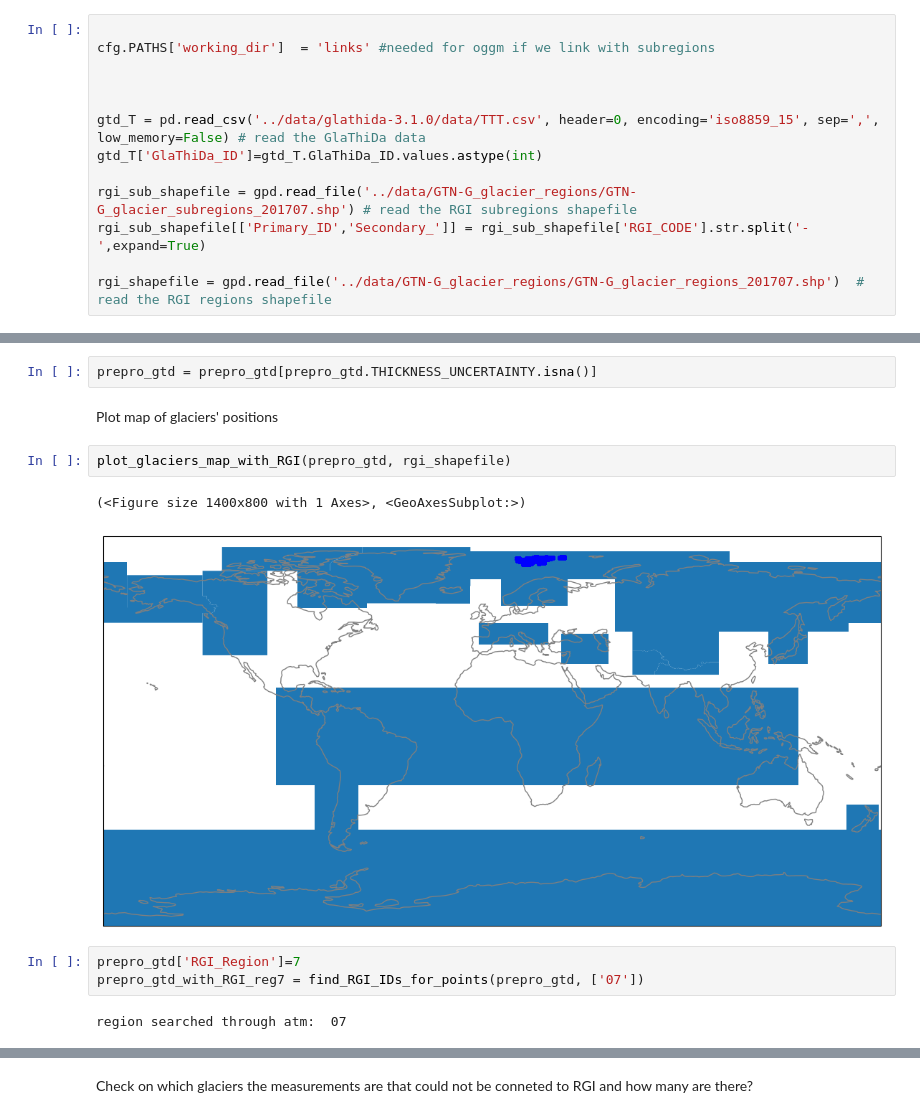
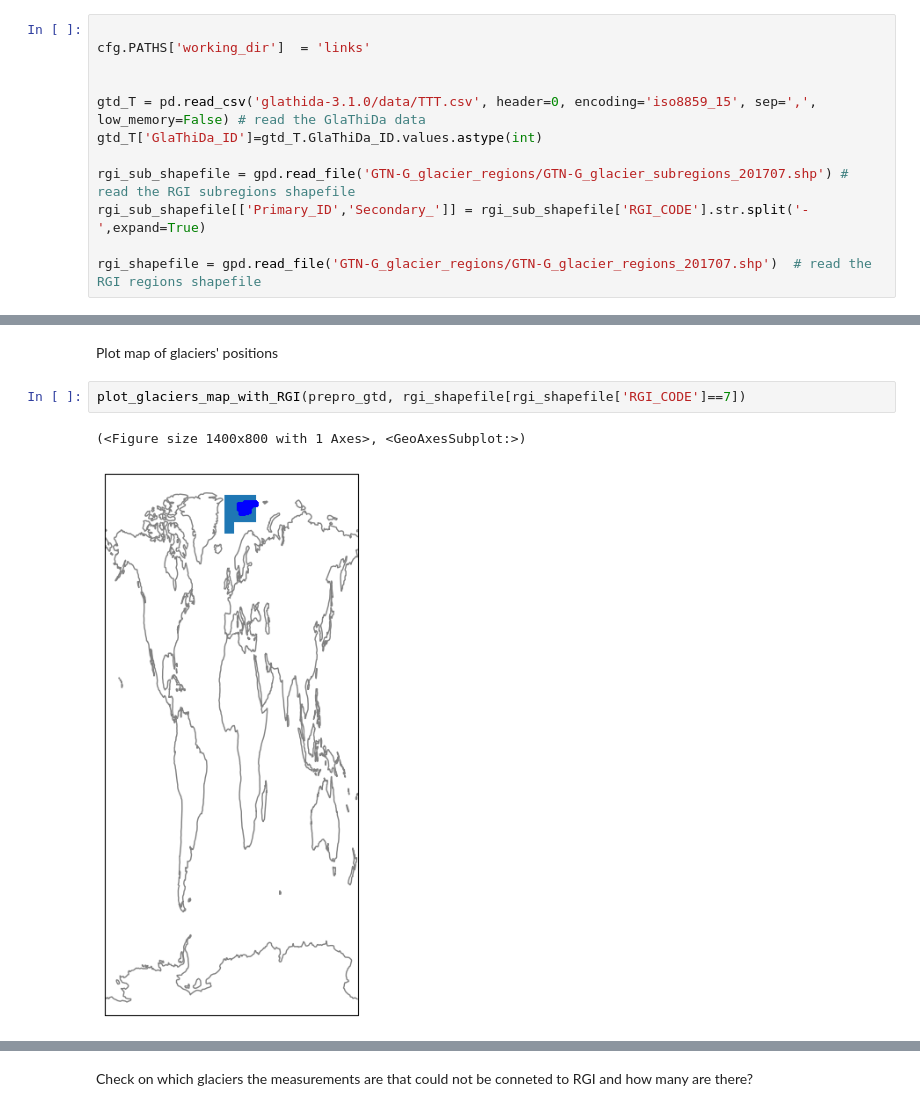
Before and after one commit to viola1593/glacier_pinn, a Jupyter notebook: preprocessing/linking_glathida_RGI.ipynb, the cells around one changed output, grey strips where cells are left out. Saved outputs shown, nothing was run; the diff lists cells and outputs as text.

Commit message:
correct preprocessing ipynb

```diff
--- a/preprocessing/linking_glathida_RGI.ipynb
+++ b/preprocessing/linking_glathida_RGI.ipynb
@@ -167,14 +117,13 @@ def find_galcierRGI_in_region(glacierpoint, lon, lat, rgi_df):
     return None
 # %%
 
-cfg.PATHS['working_dir']  = 'links' #needed for oggm if we link with subregions
+cfg.PATHS['working_dir']  = 'links'
 
 
-
-gtd_T = pd.read_csv('../data/glathida-3.1.0/data/TTT.csv', header=0, encoding='iso8859_15', sep=',', low_memory=False) # read the GlaThiDa data
+gtd_T = pd.read_csv('glathida-3.1.0/data/TTT.csv', header=0, encoding='iso8859_15', sep=',', low_memory=False) # read the GlaThiDa data
 gtd_T['GlaThiDa_ID']=gtd_T.GlaThiDa_ID.values.astype(int)
 
-rgi_sub_shapefile = gpd.read_file('../data/GTN-G_glacier_regions/GTN-G_glacier_subregions_201707.shp') # read the RGI subregions shapefile
+rgi_sub_shapefile = gpd.read_file('GTN-G_glacier_regions/GTN-G_glacier_subregions_201707.shp') # read the RGI subregions shapefile
 rgi_sub_shapefile[['Primary_ID','Secondary_']] = rgi_sub_shapefile['RGI_CODE'].str.split('-',expand=True)
 
-rgi_shapefile = gpd.read_file('../data/GTN-G_glacier_regions/GTN-G_glacier_regions_201707.shp')  # read the RGI regions shapefile
+rgi_shapefile = gpd.read_file('GTN-G_glacier_regions/GTN-G_glacier_regions_201707.shp')  # read the RGI regions shapefile
@@ -205,14 +176,7 @@ See the caveats in the documentation: https://pandas.pydata.org/pandas-docs/stab
-# %%
-prepro_gtd = prepro_gtd[prepro_gtd.THICKNESS_UNCERTAINTY.isna()]
 # %% [markdown]
 Plot map of glaciers' positions
 # %%
-plot_glaciers_map_with_RGI(prepro_gtd, rgi_shapefile)
+plot_glaciers_map_with_RGI(prepro_gtd, rgi_shapefile[rgi_shapefile['RGI_CODE']==7])
 # %% [output]
 (<Figure size 1400x800 with 1 Axes>, <GeoAxesSubplot:>)
-[figure, old version]
+[figure, new version]
-# %%
-prepro_gtd['RGI_Region']=7
-prepro_gtd_with_RGI_reg7 = find_RGI_IDs_for_points(prepro_gtd, ['07'])
-# %% [output]
-region searched through atm:  07
```
Also changed, not shown: parts of 23 cells of this notebook, 1 other file.
